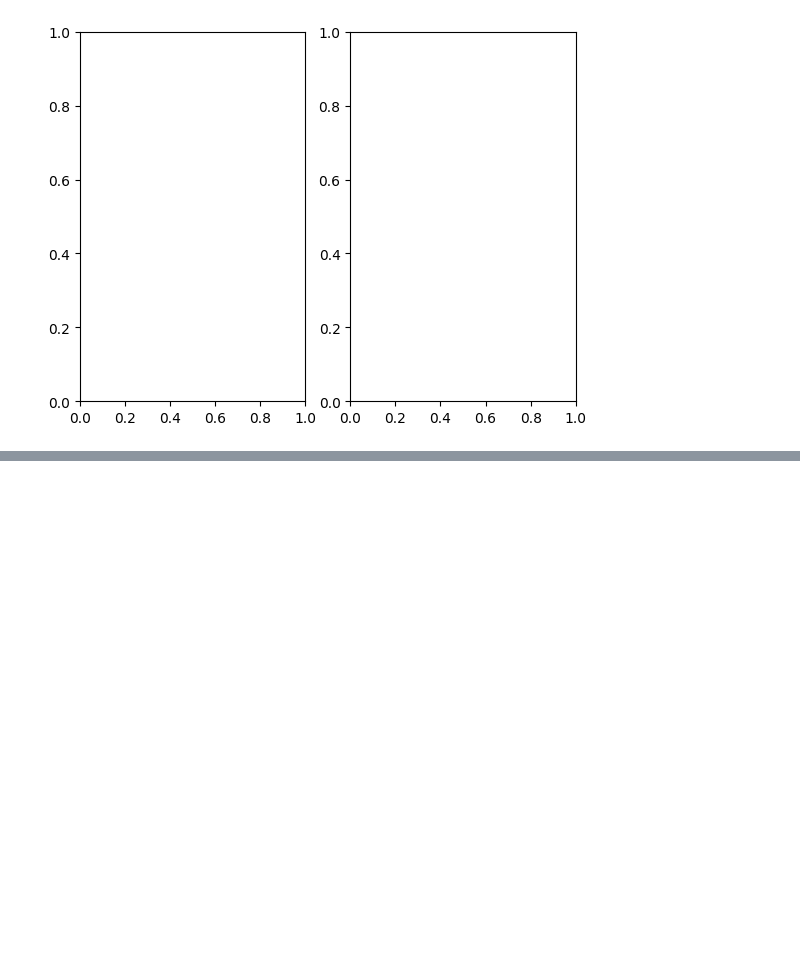
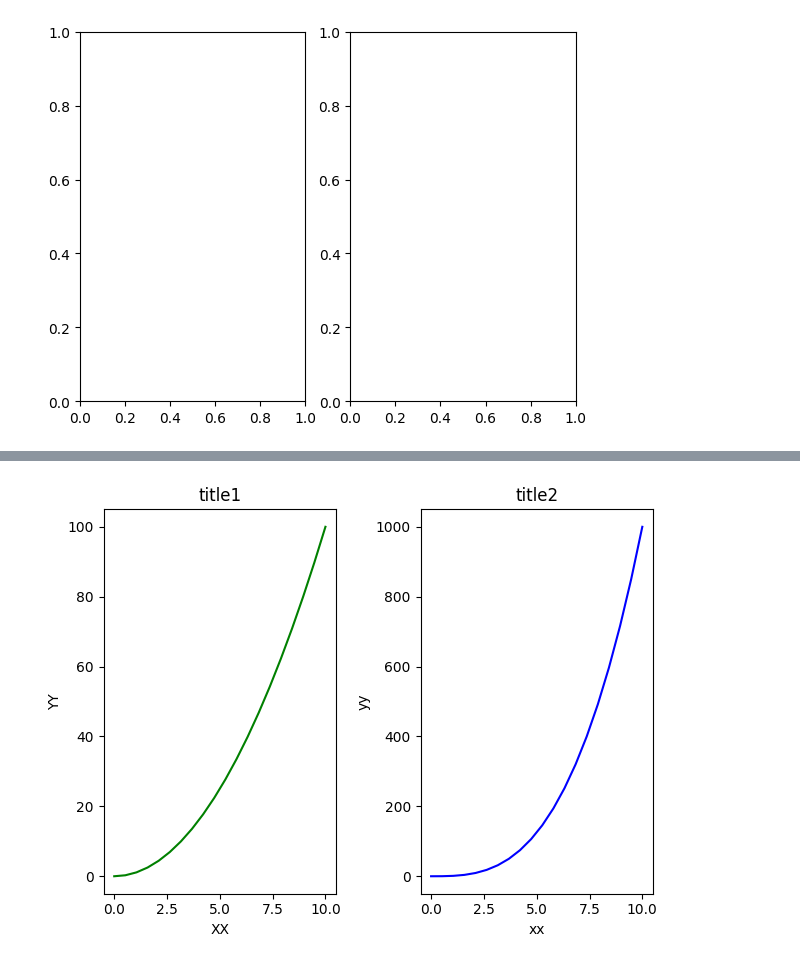
Before and after one commit to emreaytas/PYTHON2, a Jupyter notebook: MATPLOTLİP/matplotlipjupyter.ipynb, the cells around one changed output, grey strips where cells are left out. Cells and saved outputs as stored; diff of their text form; code cells hidden in the pictures; blank space fills up the shorter version.

```diff
--- a/MATPLOTLİP/matplotlipjupyter.ipynb
+++ b/MATPLOTLİP/matplotlipjupyter.ipynb
@@ -152,0 +161,14 @@ axs.plot(newnumpy,newnumpy / 2,"g")
+# %%
+(fig,axs) = plt.subplots(nrows = 1,ncols = 2) # bir tuple döndürür. figur ve axis bilgisi çıkarır. birden fazla eksen olursa bir ndarray döner eksenler döndürür.
+axs[0].plot(newnumpy,newnumpy ** 2, label = "kare",color = "g")
+axs[0].set_xlabel("XX")
+axs[0].set_ylabel("YY")
+axs[0].set_title("title1")
+axs[1].plot(newnumpy,newnumpy ** 3, label = "cubic",color = "b")
+axs[1].set_xlabel("xx")
+axs[1].set_ylabel("yy")
+axs[1].set_title("title2")
+plt.tight_layout()
+plt.show()
+# %% [output]
+[figure, added]
```
Also changed, not shown: parts of 5 cells of this notebook, 5 other files.
